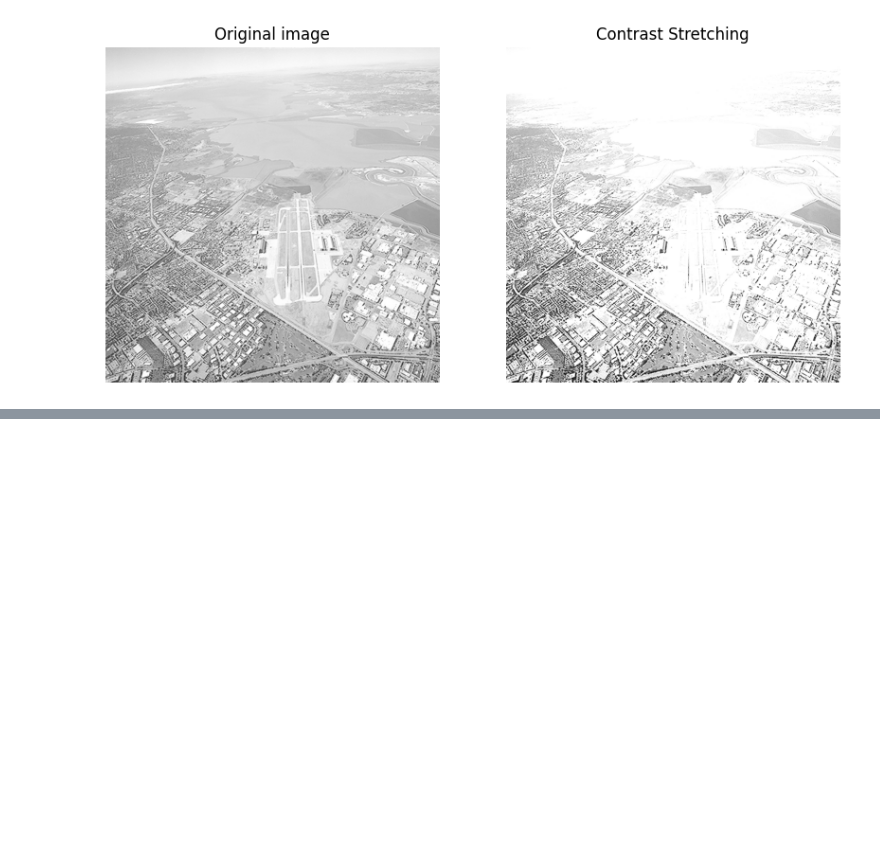
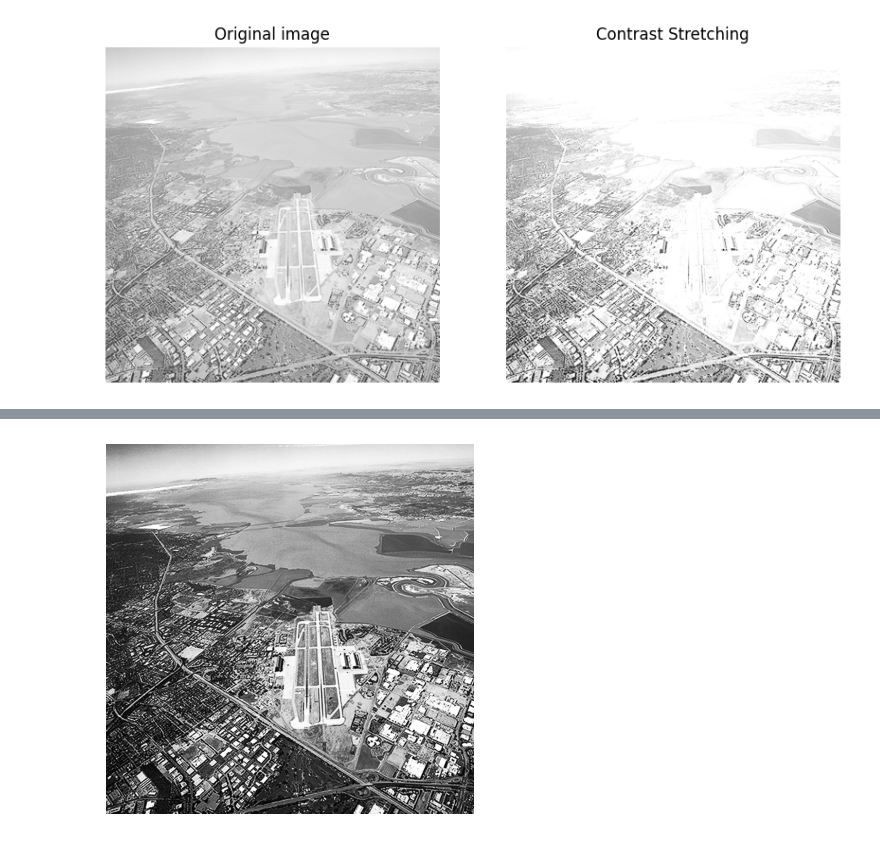
Before and after one commit to NisanthanG/Image-Scaling-Using-Computer-Vision-Assignment-01-, a Jupyter notebook: Untitled12.ipynb, the cells around one changed output, grey strips where cells are left out. Saved outputs shown, nothing was run; the diff lists cells and outputs as text; code cells hidden in the pictures; blank space fills up the shorter version.

```diff
--- a/Untitled12.ipynb
+++ b/Untitled12.ipynb
@@ -71,0 +127,39 @@ plt.show()
+# %%
+# Function to to equalize the histogram of an image
+
+def my_hist_equalization(image):
+    #load image path from upload
+    image = cv.imread(list(image.keys())[0])
+    # Flatten image
+    flat = image.flatten()
+
+    # Step 1: Histogram
+    hist = np.zeros(256)
+    for pixel in flat:
+        hist[pixel] += 1
+
+    # Step 2: Normalize histogram (PDF)
+    pdf = hist / np.sum(hist)
+
+    # Step 3: CDF
+    cdf = np.zeros(256)
+    cdf[0] = pdf[0]
+    for i in range(1, 256):
+        cdf[i] = cdf[i-1] + pdf[i]
+
+    # Step 4: Mapping
+    cdf_normalized = np.round(cdf * 255).astype(np.uint8)
+
+    # Step 5: Apply mapping
+    equalized = cdf_normalized[image]
+
+    return equalized
+# %%
+# Apply the program to the image
+equalized = my_hist_equalization(image_1)
+# %%
+plt.imshow(equalized)
+plt.axis('off')
+plt.show()
+# %% [output]
+[figure, added]
```
Also changed, not shown: parts of 5 cells of this notebook.
